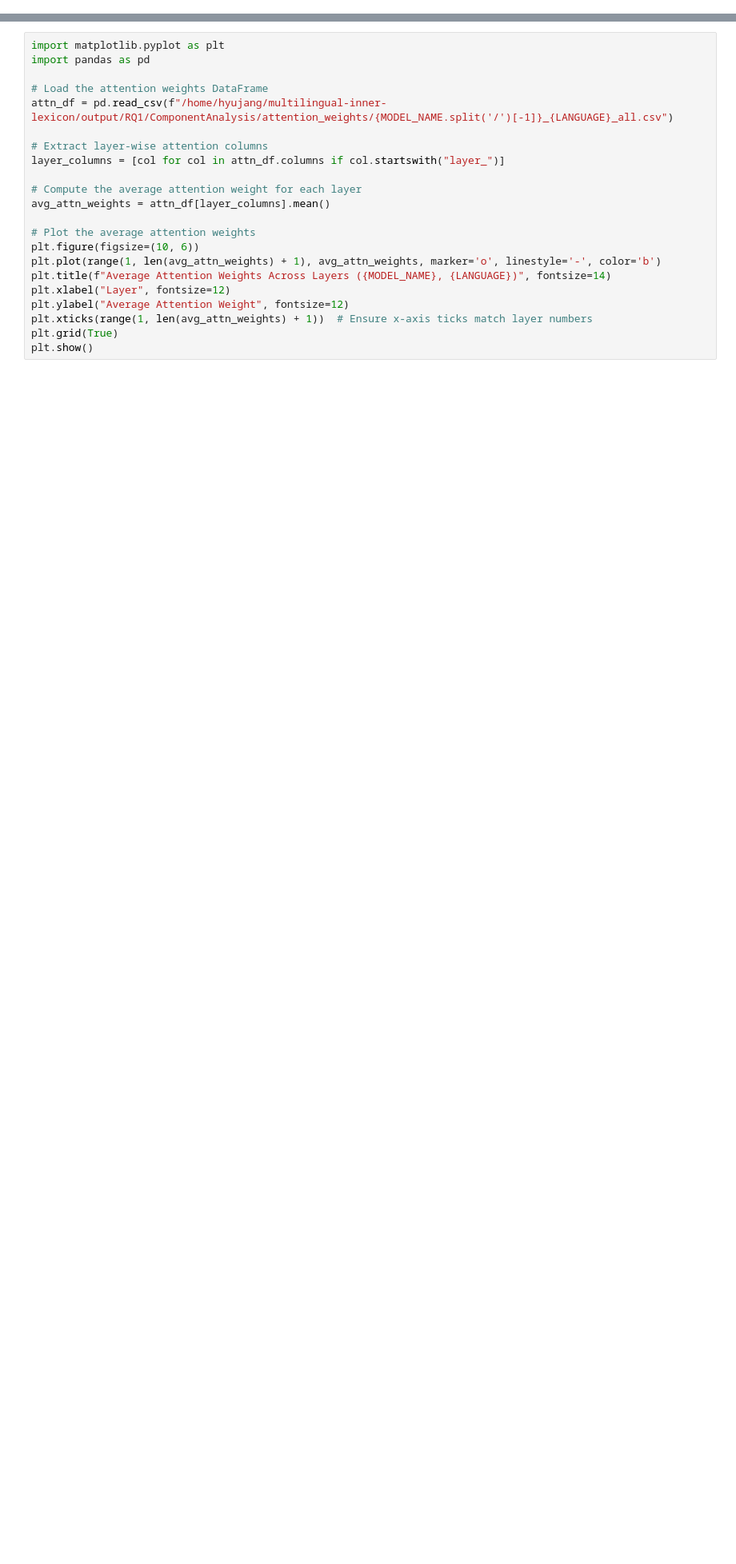
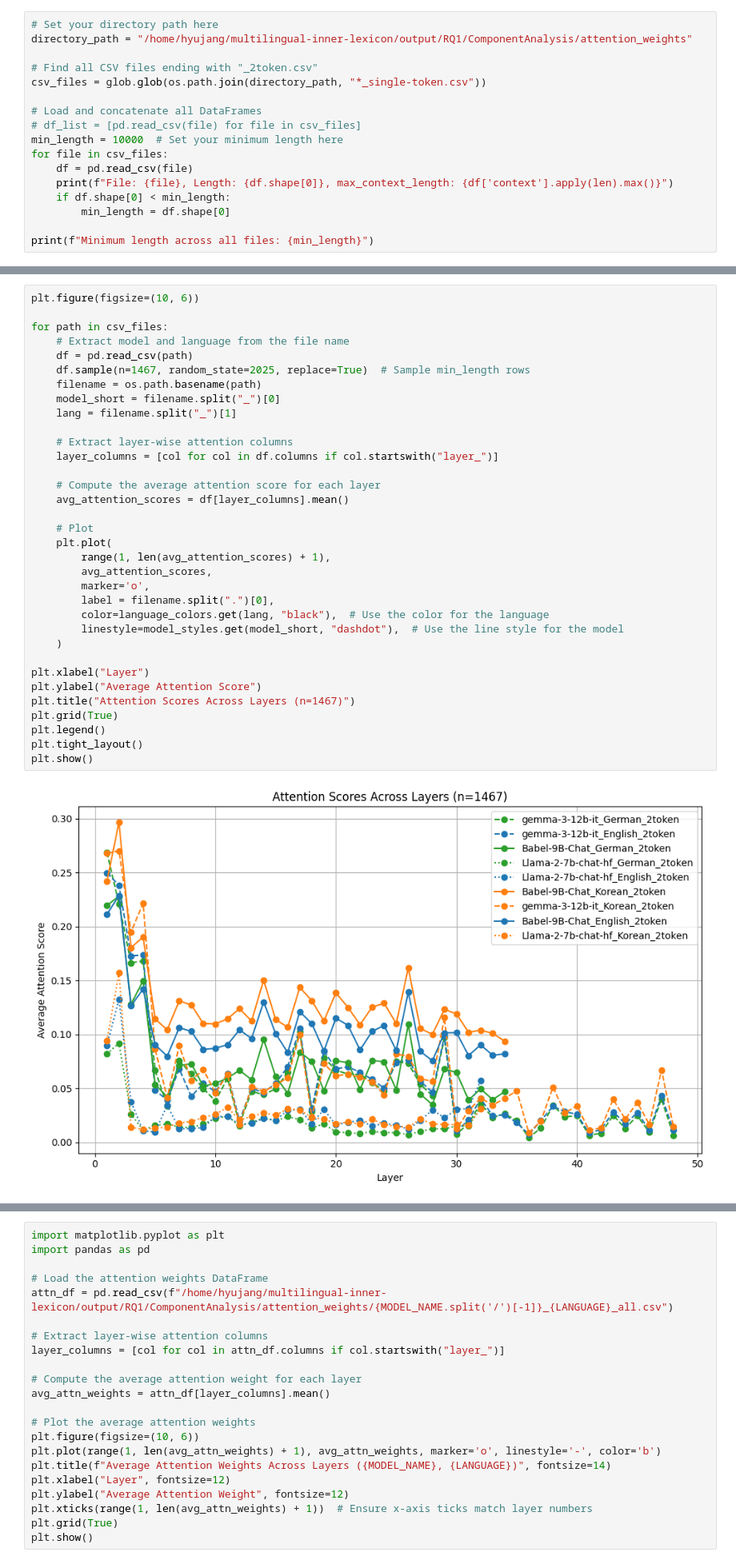
Before and after one commit to hjjjang/multilingual-inner-lexicon, a Jupyter notebook: RQ1/ComponentAnalysis/attention_weights_analysis.ipynb, the cells around one changed output, grey strips where cells are left out. Shown at 80% size. Drawn from its saved outputs; the diff is of its cells as text; blank space fills up the shorter version.

Commit message:
updates for component analysis

```diff
--- a/RQ1/ComponentAnalysis/attention_weights_analysis.ipynb
+++ b/RQ1/ComponentAnalysis/attention_weights_analysis.ipynb
@@ -29,0 +170,17 @@ File: /home/hyujang/multilingual-inner-lexicon/output/RQ1/ComponentAnalysis/atte
+# %%
+# Set your directory path here
+directory_path = "/home/hyujang/multilingual-inner-lexicon/output/RQ1/ComponentAnalysis/attention_weights"
+
+# Find all CSV files ending with "_2token.csv"
+csv_files = glob.glob(os.path.join(directory_path, "*_single-token.csv"))
+
+# Load and concatenate all DataFrames
+# df_list = [pd.read_csv(file) for file in csv_files]
+min_length = 10000  # Set your minimum length here
+for file in csv_files:
+    df = pd.read_csv(file)
+    print(f"File: {file}, Length: {df.shape[0]}, max_context_length: {df['context'].apply(len).max()}")
+    if df.shape[0] < min_length:
+        min_length = df.shape[0]
+
+print(f"Minimum length across all files: {min_length}")
@@ -29,0 +198,36 @@ File: /home/hyujang/multilingual-inner-lexicon/output/RQ1/ComponentAnalysis/atte
+# %%
+plt.figure(figsize=(10, 6))
+
+for path in csv_files:
+    # Extract model and language from the file name
+    df = pd.read_csv(path)
+    df.sample(n=1467, random_state=2025, replace=True)  # Sample min_length rows
+    filename = os.path.basename(path)
+    model_short = filename.split("_")[0]
+    lang = filename.split("_")[1]
+
+    # Extract layer-wise attention columns
+    layer_columns = [col for col in df.columns if col.startswith("layer_")]
+
+    # Compute the average attention score for each layer
+    avg_attention_scores = df[layer_columns].mean()
+
+    # Plot
+    plt.plot(
+        range(1, len(avg_attention_scores) + 1),
+        avg_attention_scores,
+        marker='o',
+        label = filename.split(".")[0],
+        color=language_colors.get(lang, "black"),  # Use the color for the language
+        linestyle=model_styles.get(model_short, "dashdot"),  # Use the line style for the model
+    )
+
+plt.xlabel("Layer")
+plt.ylabel("Average Attention Score")
+plt.title("Attention Scores Across Layers (n=1467)")
+plt.grid(True)
+plt.legend()
+plt.tight_layout()
+plt.show()
+# %% [output]
+[figure, added]
```
Also changed, not shown: parts of 7 cells of this notebook, 8 other files.
